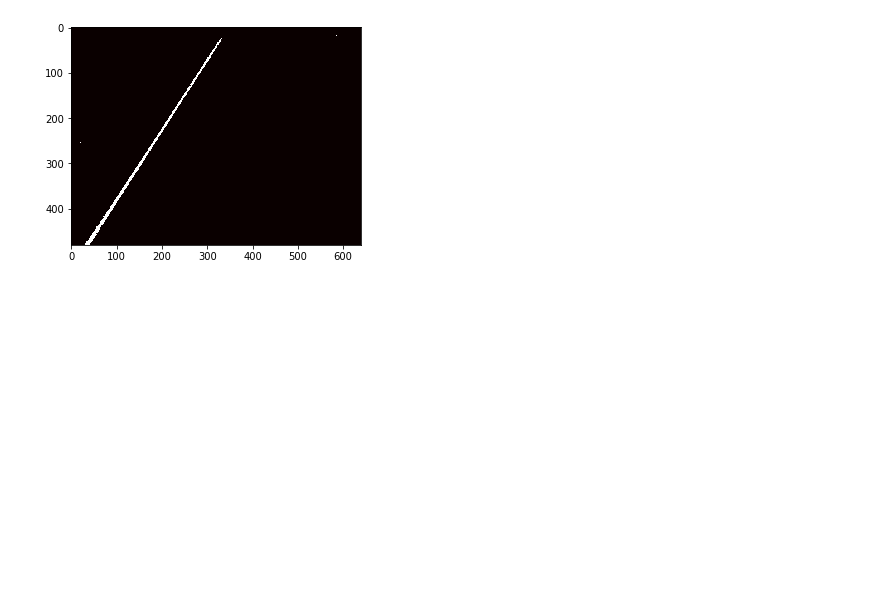
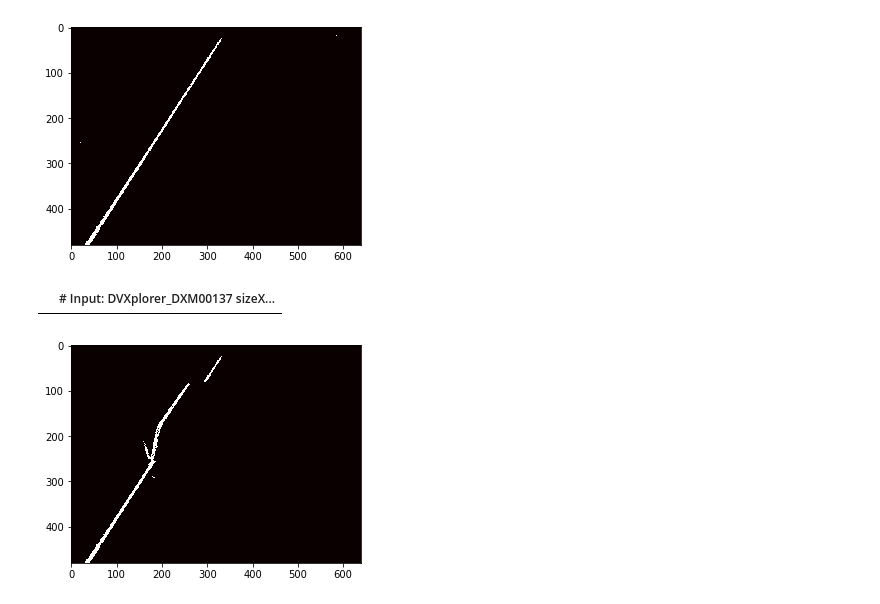
Before and after one commit to mannmoshe/image-processing, a Jupyter notebook: project/image_processing_project.ipynb, the cells around one changed output. Drawn from its saved outputs; the diff is of its cells as text; code cells hidden in the pictures; blank space fills up the shorter version.

```diff
--- a/project/image_processing_project.ipynb
+++ b/project/image_processing_project.ipynb
@@ -98,3 +98,22 @@ plt.imshow(data, cmap='hot', interpolation='nearest')
 plt.show()
 # %% [output]
 [figure]
+# %%
+meta_data_obs = pd.read_csv('FlickerLine_75Hz_Obstacle.csv', nrows=0)
+meta_data_obs
+# %% [output]
+|  | # Input: DVXplorer_DXM00137 sizeX... |
+# %%
+df_obs = pd.read_csv('FlickerLine_75Hz_Obstacle.csv', skiprows=1)
+# %%
+df_obs.sort_values('timestamp', inplace=True)
+good_dots_obs = df_obs.groupby(by=['x','y']).filter(lambda group: 74 <= get_tempo(group) <= 76)
+line_dots_obs = list(set(zip(good_dots_obs.x, good_dots_obs.y)))
+data_obs = np.zeros((480,640), dtype=np.uint8)
+for d in line_dots_obs:
+  data_obs[d[1],d[0]] = 1
+# %%
+plt.imshow(data_obs, cmap='hot', interpolation='nearest')
+plt.show()
+# %% [output]
+[figure, added]
```
